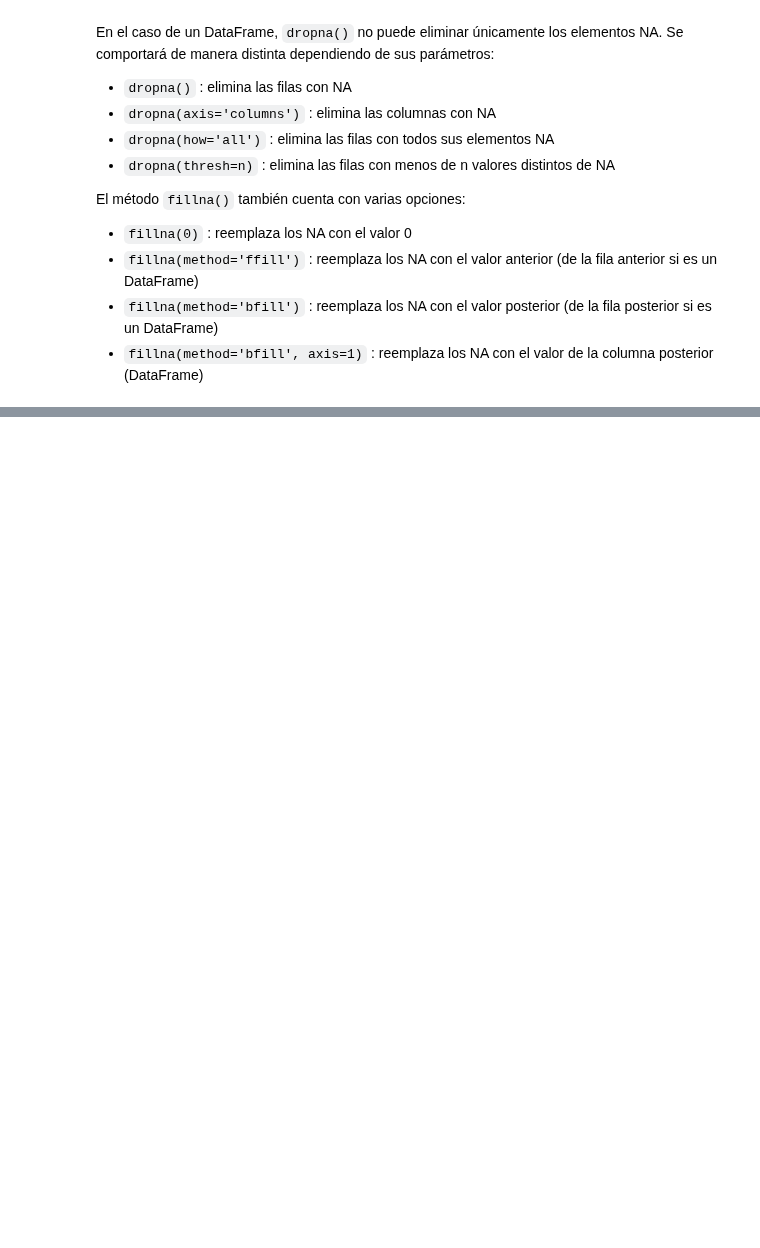
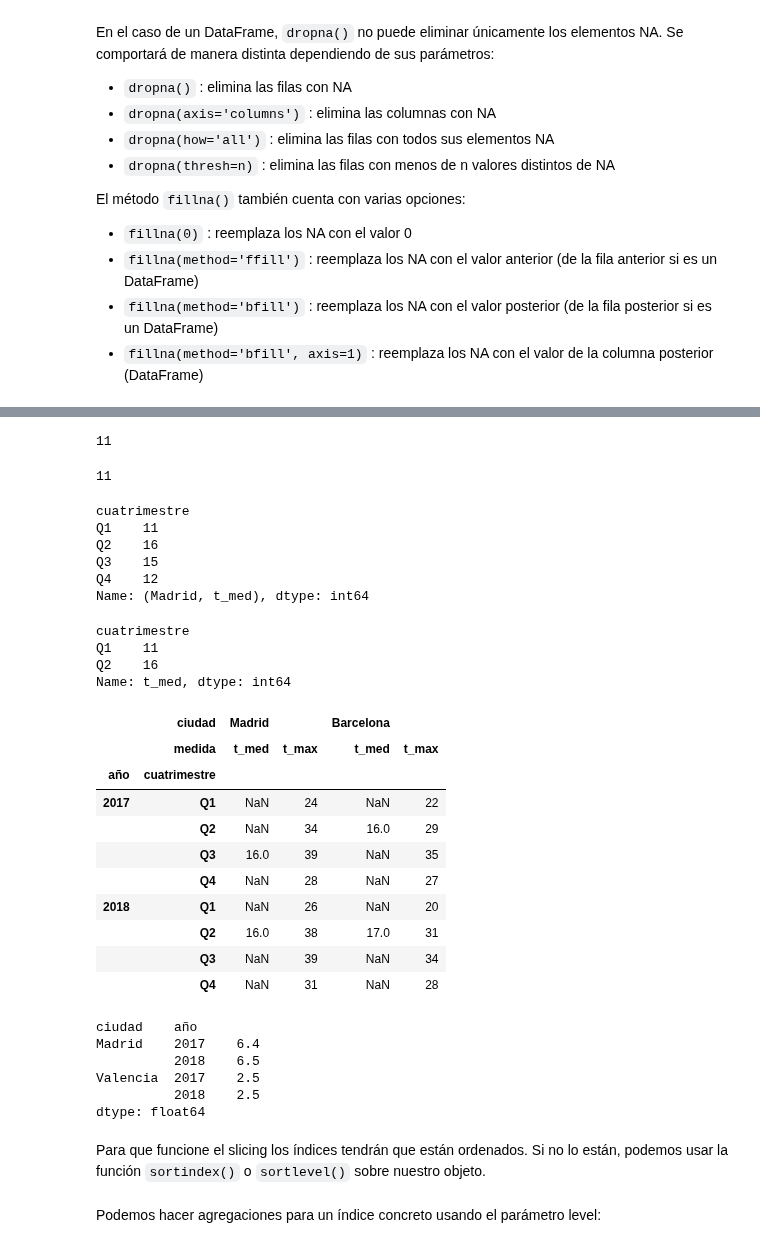
Before and after one commit to pyjaime/python3-101, a Jupyter notebook: python3_pandas_es.ipynb, the cells around one changed output, grey strips where cells are left out. Saved outputs shown, nothing was run; the diff lists cells and outputs as text; code cells hidden in the pictures; blank space fills up the shorter version.

```diff
--- a/python3_pandas_es.ipynb
+++ b/python3_pandas_es.ipynb
@@ -479,0 +663,58 @@ El método `fillna()` también cuenta con varias opciones:
+# %%
+# Indexamos hasta un único elemento
+temp_data['Madrid']['t_med'][2018]['Q1']
+# %% [output]
+11
+# %%
+# Lo mismo pero empezando el indexado por las filas
+temp_data.loc[2018, 'Q1']['Madrid', 't_med']
+temp_data.loc[(2018, 'Q1'), ('Madrid', 't_med')] # Equivalente
+# %% [output]
+11
+# %%
+# Una selección más...
+temp_data.loc[2018, :]['Madrid', 't_med']
+# %% [output]
+cuatrimestre
+Q1    11
+Q2    16
+Q3    15
+Q4    12
+Name: (Madrid, t_med), dtype: int64
+# %%
+# Slicing! No funcionará si el índice en cuestión no está ordenado
+temp_data['Madrid']['t_med'][2018]['Q1':'Q2']
+# %% [output]
+cuatrimestre
+Q1    11
+Q2    16
+Name: t_med, dtype: int64
+# %%
+# Masking
+temp_data[temp_data > 15]
+# %% [output]
+|  | ciudad | Madrid |  | Barcelona |  |
+|  | medida | t_med | t_max | t_med | t_max |
+| año | cuatrimestre |  |  |  |  |
+| 2017 | Q1 | NaN | 24 | NaN | 22 |
+|  | Q2 | NaN | 34 | 16.0 | 29 |
+|  | Q3 | 16.0 | 39 | NaN | 35 |
+|  | Q4 | NaN | 28 | NaN | 27 |
+| 2018 | Q1 | NaN | 26 | NaN | 20 |
+|  | Q2 | 16.0 | 38 | 17.0 | 31 |
+|  | Q3 | NaN | 39 | NaN | 34 |
+|  | Q4 | NaN | 31 | NaN | 28 |
+# %%
+# Fancy indexing, con doble corchete
+serie[['Madrid', 'Valencia']]
+# %% [output]
+ciudad    año
+Madrid    2017    6.4
+          2018    6.5
+Valencia  2017    2.5
+          2018    2.5
+dtype: float64
+# %% [markdown]
+Para que funcione el slicing los índices tendrán que están ordenados. Si no lo están, podemos usar la función `sortindex()` o `sortlevel()` sobre nuestro objeto.
+# %% [markdown]
+Podemos hacer agregaciones para un índice concreto usando el parámetro level:
```
Also changed, not shown: parts of 29 cells of this notebook.
